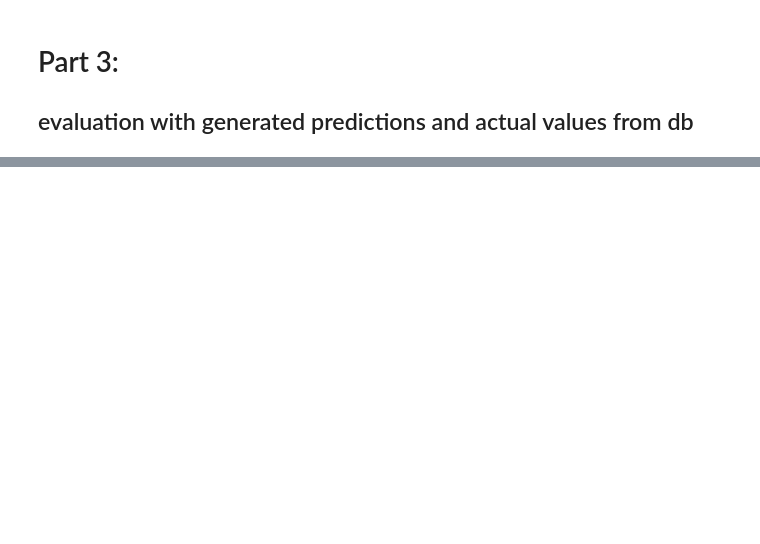
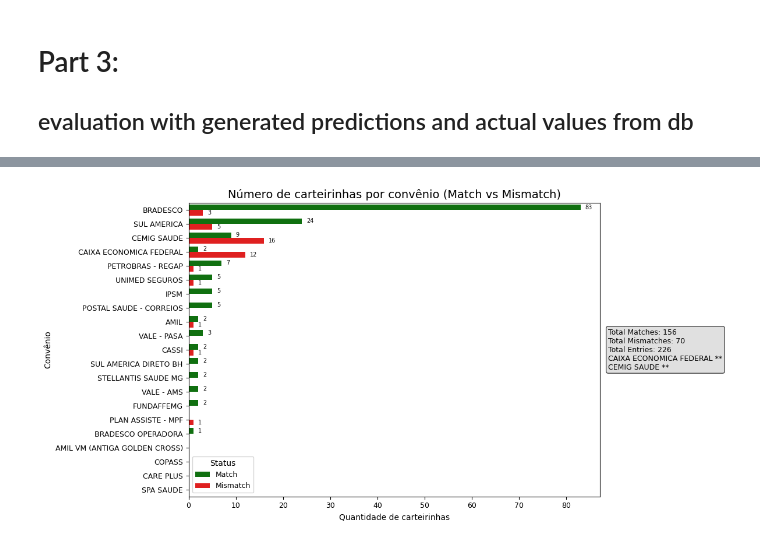
Before and after one commit to joao-thomaz-mle/carteirinha-api, a Jupyter notebook: POC/04_llm_textract_carteirinha_eval.ipynb, the cells around one changed output, grey strips where cells are left out. Saved outputs shown, nothing was run; the diff lists cells and outputs as text; code cells hidden in the pictures; blank space fills up the shorter version.

Commit message:
feat(notebook4): added eval resutls
graphic result and potential match for caixa and cemig]

```diff
--- a/POC/04_llm_textract_carteirinha_eval.ipynb
+++ b/POC/04_llm_textract_carteirinha_eval.ipynb
@@ -208,0 +326,2 @@ llm_results_df = pd.read_sql("SELECT * FROM llm_results", engine_llm)
+# %%
+df_merged_final.drop(columns=["LO_DOCUMENTO_ANEXO_CIRURGICO"], inplace=True)
@@ -214,0 +360,2 @@ eval_df.head()
+# %%
+eval_df.rename(columns={"NR_CARTEIRA": "real_carteirinha_num", "CONVENIO": "real_convenio"}, inplace=True)
@@ -214,0 +371,6 @@ eval_df.head()
+# %%
+# create a col called match status
+eval_df["match_status"] = eval_df.apply(
+    lambda row: "Match" if row["numero_carteirinha"] == row["real_carteirinha_num"] else "Mismatch",
+    axis=1
+)
@@ -214,0 +411,88 @@ eval_df.head()
+# %%
+import seaborn as sns
+import matplotlib.pyplot as plt
+
+# Create a match/mismatch column
+eval_df["match_status"] = eval_df.apply(
+    lambda row: "Match" if row["numero_carteirinha"] == row["real_carteirinha_num"] else "Mismatch",
+    axis=1
+)
+
+# Group by convenio + match/mismatch
+df_counts = (
+    eval_df.groupby(["real_convenio", "match_status"])["numero_carteirinha"]
+    .count()
+    .reset_index(name="count")
+)
+
+# Sort by total count per convenio
+order = (
+    df_counts.groupby("real_convenio")["count"]
+    .sum()
+    .sort_values(ascending=False)
+    .index
+)
+
+# Custom color mapping
+custom_palette = {
+    "Match": "green",
+    "Mismatch": "red"
+}
+
+# Plot grouped bars
+plt.figure(figsize=(12, 6))
+ax = sns.barplot(
+    data=df_counts,
+    y="real_convenio",
+    x="count",
+    hue="match_status",
+    order=order,
+    palette=custom_palette
+)
+
+plt.title("Número de carteirinhas por convênio (Match vs Mismatch)", fontsize=14)
+plt.xlabel("Quantidade de carteirinhas", fontsize=10)
+plt.ylabel("Convênio", fontsize=10)
+
+# Reduce font size of tick labels
+ax.tick_params(axis='x', labelsize=9)
+ax.tick_params(axis='y', labelsize=9)
+plt.legend(title="Status", fontsize=9, title_fontsize=10)
+
+# Annotate each bar with its count
+for p in ax.patches:
+    width = p.get_width()
+    if width > 0:
+        ax.text(
+            width + 1,
+            p.get_y() + p.get_height() / 2,
+            int(width),
+            va="center",
+            fontsize=7
+        )
+
+# Calculate totals
+total_matches = eval_df[eval_df["match_status"] == "Match"].shape[0]
+total_mismatches = eval_df[eval_df["match_status"] == "Mismatch"].shape[0]
+total = total_matches + total_mismatches
+
+# Text content
+textstr = (
+    f"Total Matches: {total_matches}\n"
+    f"Total Mismatches: {total_mismatches}\n"
+    f"Total Entries: {total}\n"
+    f"CAIXA ECONOMICA FEDERAL **\n"
+    f"CEMIG SAUDE **"
+)
+
+# Add a box with the text inside the plot
+props = dict(boxstyle='round', facecolor='lightgray', alpha=0.7)
+ax.text(
+    1.02, 0.5, textstr, transform=ax.transAxes, fontsize=9,
+    verticalalignment='center', bbox=props
+)
+
+plt.tight_layout()
+plt.show()
+# %% [output]
+[figure, added]
```
Also changed, not shown: parts of 20 cells of this notebook, 2 other files.
